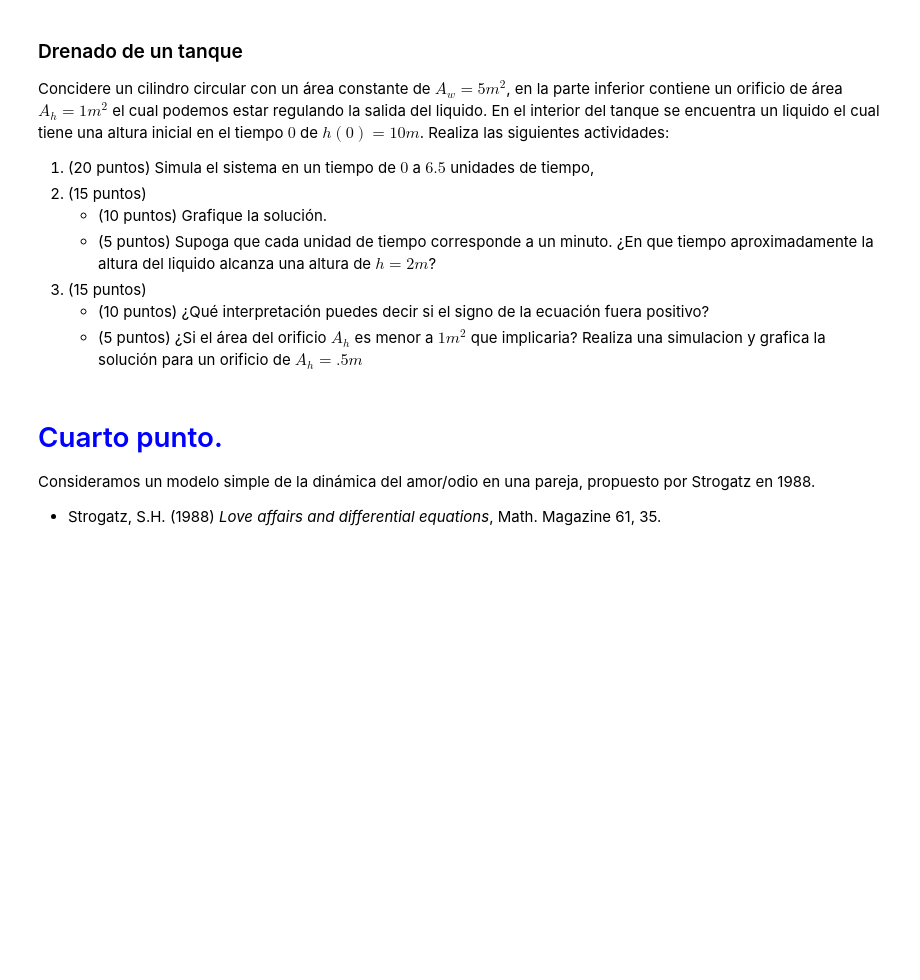
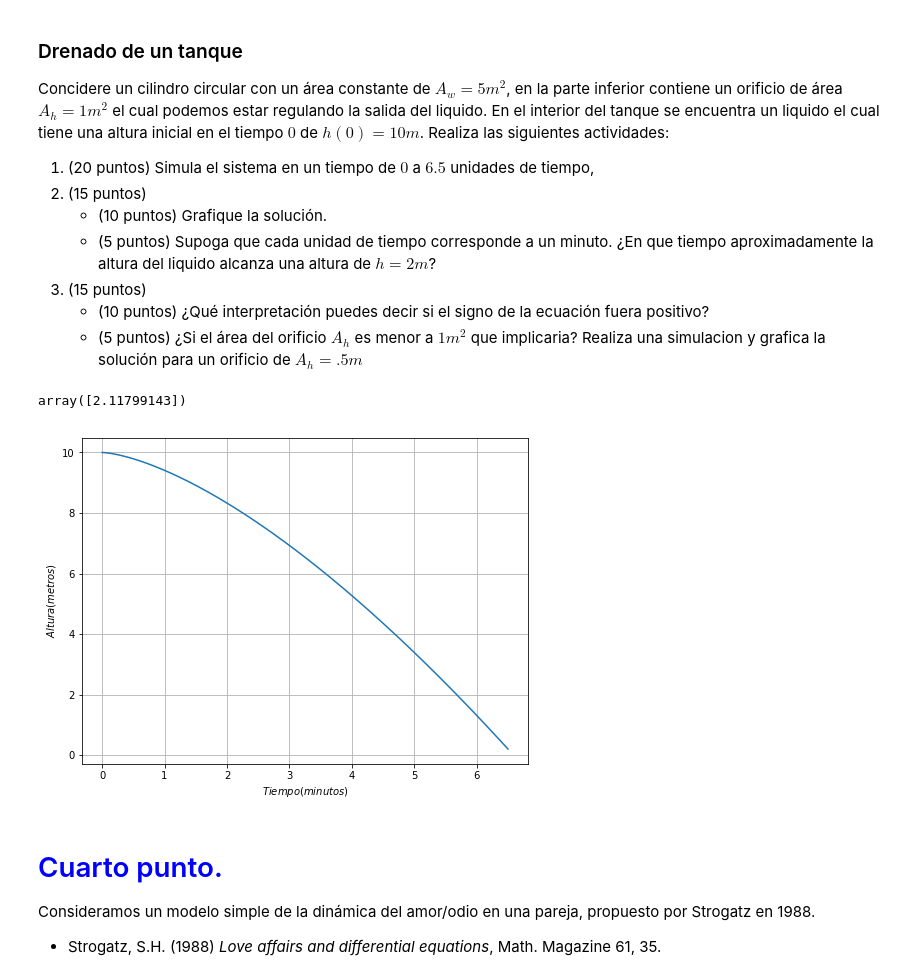
Before and after one commit to isaperez98/Optimizaci-n, a Jupyter notebook: Examen2_PerezIsabel.ipynb, the cells around one changed output. Drawn from its saved outputs; the diff is of its cells as text; code cells hidden in the pictures; blank space fills up the shorter version.

```diff
--- a/Examen1_PerezIsabel.ipynb
+++ b/Examen2_PerezIsabel.ipynb
@@ -178,6 +203,29 @@ Concidere un cilindro circular con un área constante de $A_w = 5 m^2$, en la pa
 3. (15 puntos)
     - (10 puntos) ¿Qué interpretación puedes decir si el signo de la ecuación fuera positivo?
     - (5  puntos)  ¿Si el área del orificio $A_h$ es menor a $1 m^2$ que implicaria? Realiza una simulacion y grafica la solución para un orificio de $A_h = .5 m$
+# %%
+#1
+def h(tt,h):
+    Ah = 1
+    Aw =5
+    g = 9.81
+    return -(Ah/Aw)* pow(2*g*h, 0.5)
+h0=10
+
+tt= np.linspace(0, 6.5,440)
+r=odeint(h, h0, tt)
+r[380]
+# %% [output]
+array([2.11799143])
+# %%
+plt.figure(figsize=(8,6))
+plt.grid()
+plt.plot(tt,r)
+plt.ylabel('$Altura (metros)$')
+plt.xlabel('$Tiempo (minutos)$')
+plt.show()
+# %% [output]
+[figure, added]
 # %% [markdown]
 # <font color =blue>Cuarto punto.</font>
 
```
Also changed, not shown: parts of 5 cells of this notebook.
